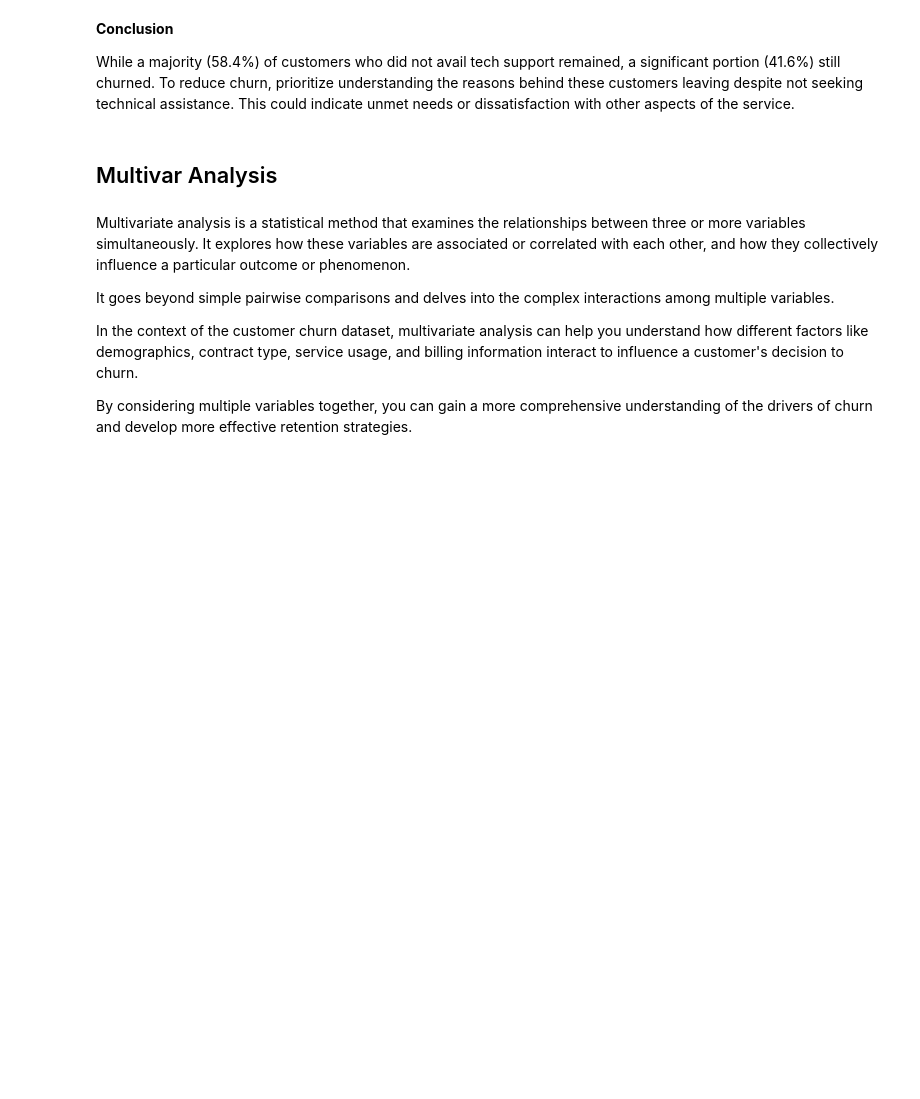
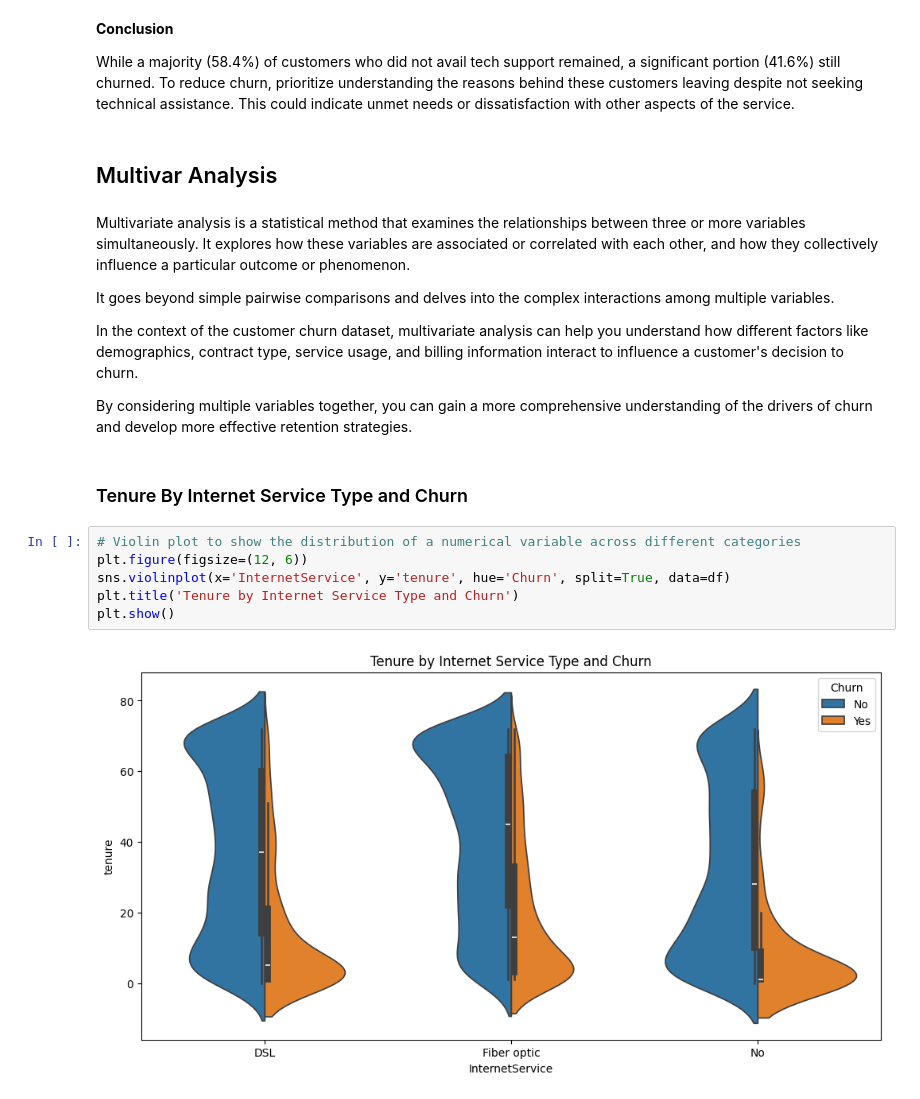
Before and after one commit to Tejeswar001/BootCamp-Jun-2024, a Jupyter notebook: Analysis/Customer_churn_analysis_PROJECT_2.ipynb, the cells around one changed output. Cells and saved outputs as stored; diff of their text form; blank space fills up the shorter version.

```diff
--- a/Analysis/Customer_churn_analysis_PROJECT_2.ipynb
+++ b/Analysis/Customer_churn_analysis_PROJECT_2.ipynb
@@ -650,3 +650,13 @@ It goes beyond simple pairwise comparisons and delves into the complex interacti
 In the context of the customer churn dataset, multivariate analysis can help you understand how different factors like demographics, contract type, service usage, and billing information interact to influence a customer's decision to churn.
 
 By considering multiple variables together, you can gain a more comprehensive understanding of the drivers of churn and develop more effective retention strategies.
+# %% [markdown]
+### Tenure By Internet Service Type and Churn
+# %%
+# Violin plot to show the distribution of a numerical variable across different categories
+plt.figure(figsize=(12, 6))
+sns.violinplot(x='InternetService', y='tenure', hue='Churn', split=True, data=df)
+plt.title('Tenure by Internet Service Type and Churn')
+plt.show()
+# %% [output]
+[figure, added]
```
Also changed, not shown: parts of 1 cell of this notebook.
